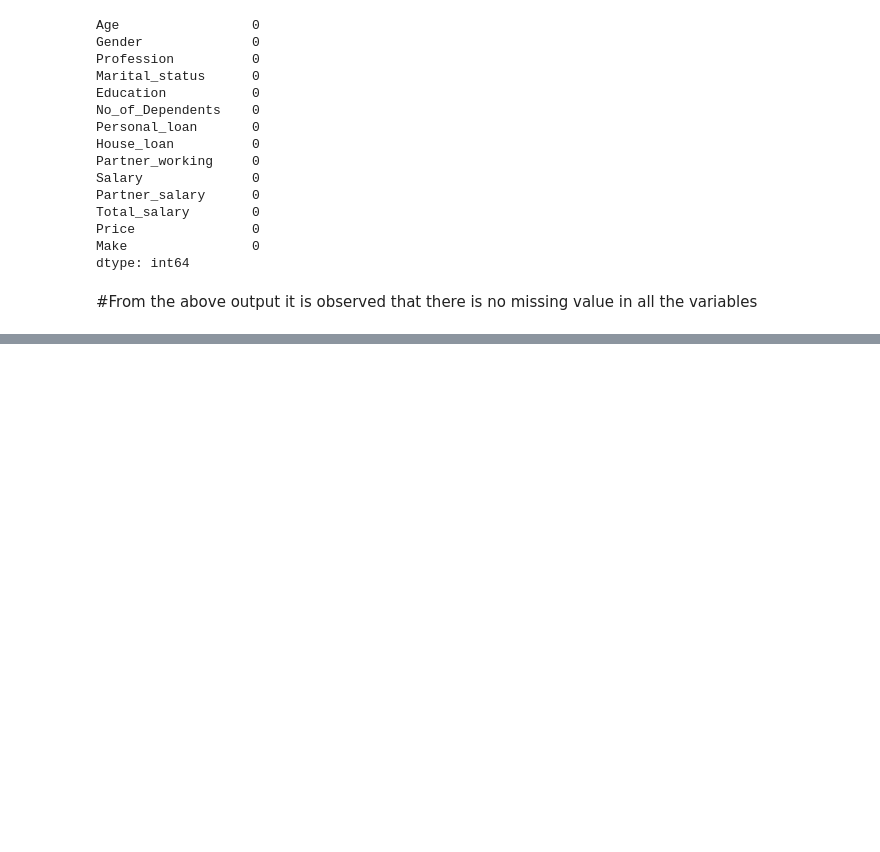
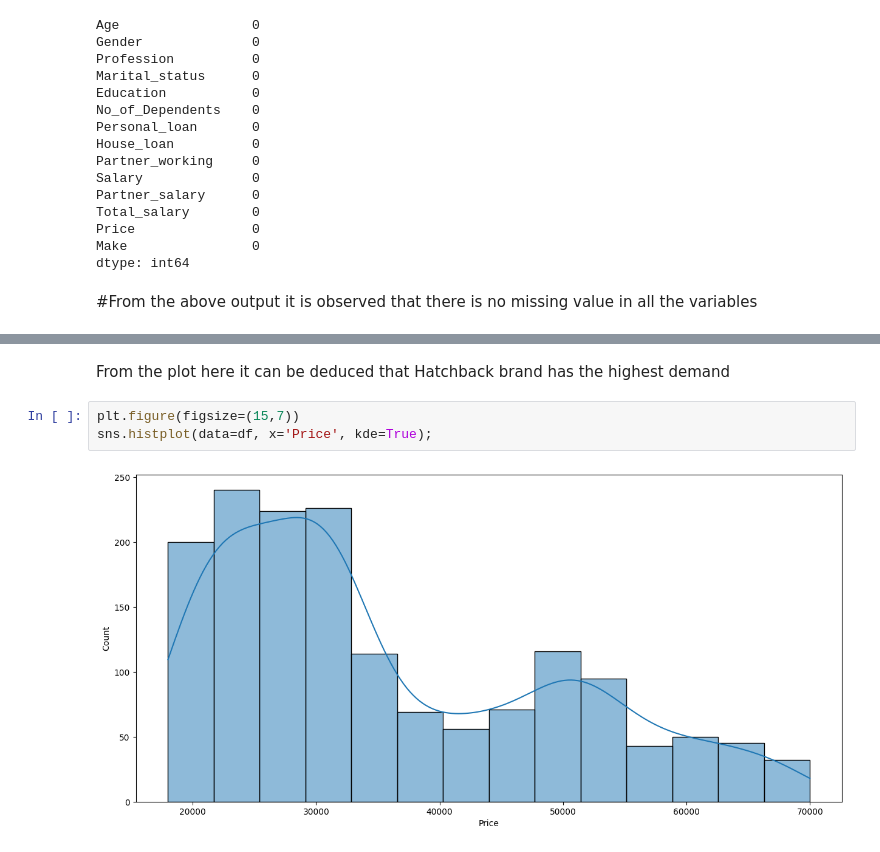
Before and after one commit to Ebipademp/nbte_directory, a Jupyter notebook: Python_makeupProject.ipynb, the cells around one changed output, grey strips where cells are left out. Drawn from its saved outputs; the diff is of its cells as text; blank space fills up the shorter version.

```diff
--- a/Python_makeupProject.ipynb
+++ b/Python_makeupProject.ipynb
@@ -86,0 +95,7 @@ df.make=pd.Categorical(df.make, ordered=True)
+# %% [markdown]
+From the plot here it can be deduced that Hatchback brand has the highest demand
+# %%
+plt.figure(figsize=(15,7))
+sns.histplot(data=df, x='Price', kde=True);
+# %% [output]
+[figure, added]
```
Also changed, not shown: parts of 9 cells of this notebook.
